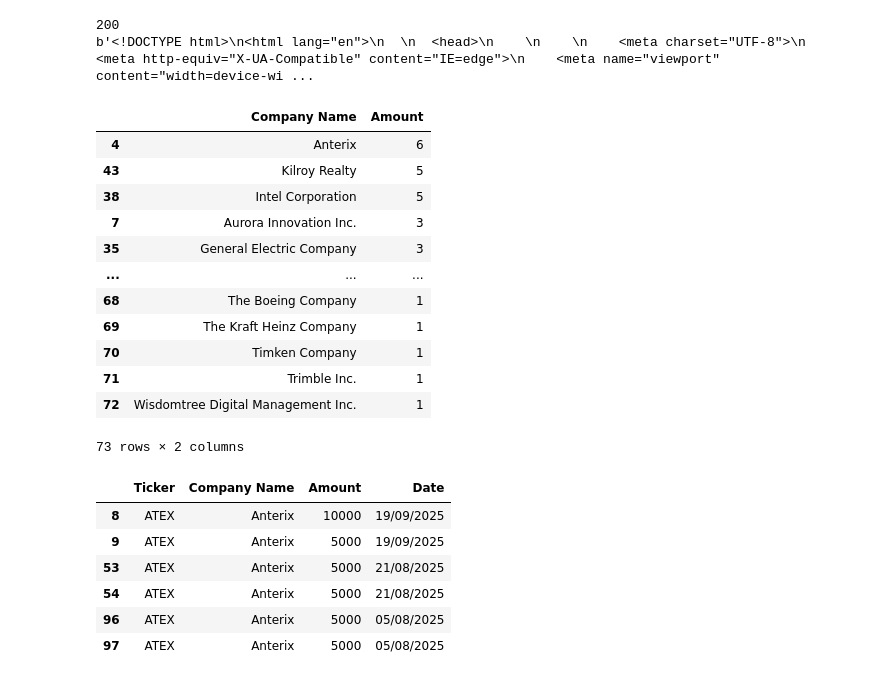
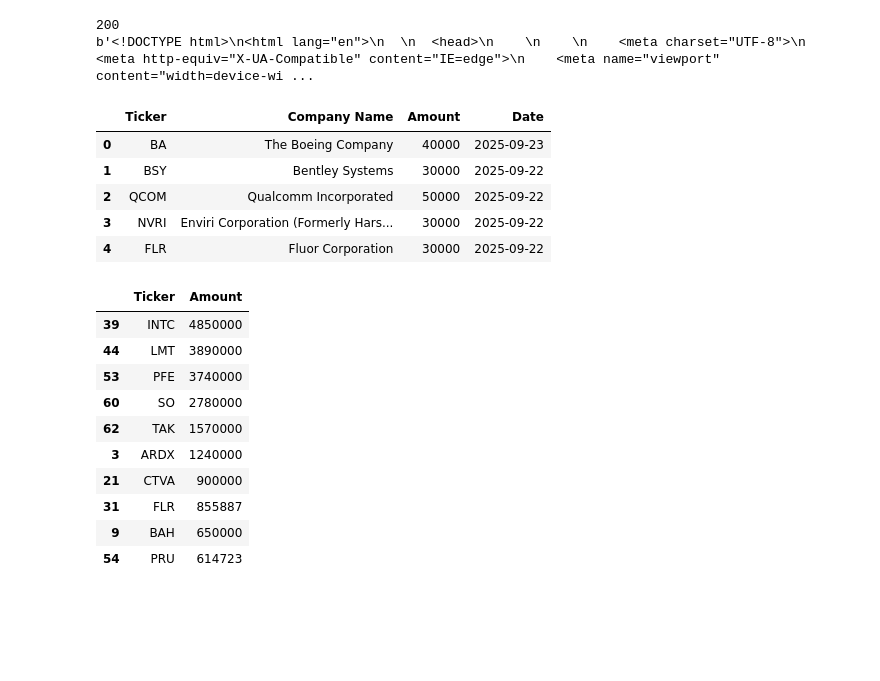
Before and after one commit to fonanroley/projects, a Jupyter notebook: corporatelobbying.ipynb, the cells around one changed output. Saved outputs shown, nothing was run; the diff lists cells and outputs as text; code cells hidden in the pictures; blank space fills up the shorter version.

Commit message:
Master dataframe code

```diff
--- a/corporatelobbying.ipynb
+++ b/corporatelobbying.ipynb
@@ -72,29 +72,27 @@ for i in range(0, len(raw_data), 3):
     })
 
     df = pd.DataFrame(records)
+    df['Date'] = pd.to_datetime(df['Date'], dayfirst=True)
+# %%
+df.head()
+# %% [output]
+|  | Ticker | Company Name | Amount | Date |
+| 0 | BA | The Boeing Company | 40000 | 2025-09-23 |
+| 1 | BSY | Bentley Systems | 30000 | 2025-09-22 |
+| 2 | QCOM | Qualcomm Incorporated | 50000 | 2025-09-22 |
+| 3 | NVRI | Enviri Corporation (Formerly Hars... | 30000 | 2025-09-22 |
+| 4 | FLR | Fluor Corporation | 30000 | 2025-09-22 |
 # %%
-df.groupby('Company Name')['Amount'].count().reset_index().sort_values('Amount', ascending=False)
+df.groupby('Ticker')['Amount'].sum().reset_index().sort_values('Amount', ascending=False).head(10)
 # %% [output]
-|  | Company Name | Amount |
-| 4 | Anterix | 6 |
-| 43 | Kilroy Realty | 5 |
-| 38 | Intel Corporation | 5 |
-| 7 | Aurora Innovation Inc. | 3 |
-| 35 | General Electric Company | 3 |
-| ... | ... | ... |
-| 68 | The Boeing Company | 1 |
-| 69 | The Kraft Heinz Company | 1 |
-| 70 | Timken Company | 1 |
-| 71 | Trimble Inc. | 1 |
-| 72 | Wisdomtree Digital Management Inc. | 1 |
+|  | Ticker | Amount |
+| 39 | INTC | 4850000 |
+| 44 | LMT | 3890000 |
+| 53 | PFE | 3740000 |
+| 60 | SO | 2780000 |
+| 62 | TAK | 1570000 |
+| 3 | ARDX | 1240000 |
+| 21 | CTVA | 900000 |
+| 31 | FLR | 855887 |
+| 9 | BAH | 650000 |
+| 54 | PRU | 614723 |
-73 rows × 2 columns
-# %%
-df[df['Company Name'] == 'Anterix']
-# %% [output]
-|  | Ticker | Company Name | Amount | Date |
-| 8 | ATEX | Anterix | 10000 | 19/09/2025 |
-| 9 | ATEX | Anterix | 5000 | 19/09/2025 |
-| 53 | ATEX | Anterix | 5000 | 21/08/2025 |
-| 54 | ATEX | Anterix | 5000 | 21/08/2025 |
-| 96 | ATEX | Anterix | 5000 | 05/08/2025 |
-| 97 | ATEX | Anterix | 5000 | 05/08/2025 |
```
Also changed, not shown: parts of 1 cell of this notebook.
